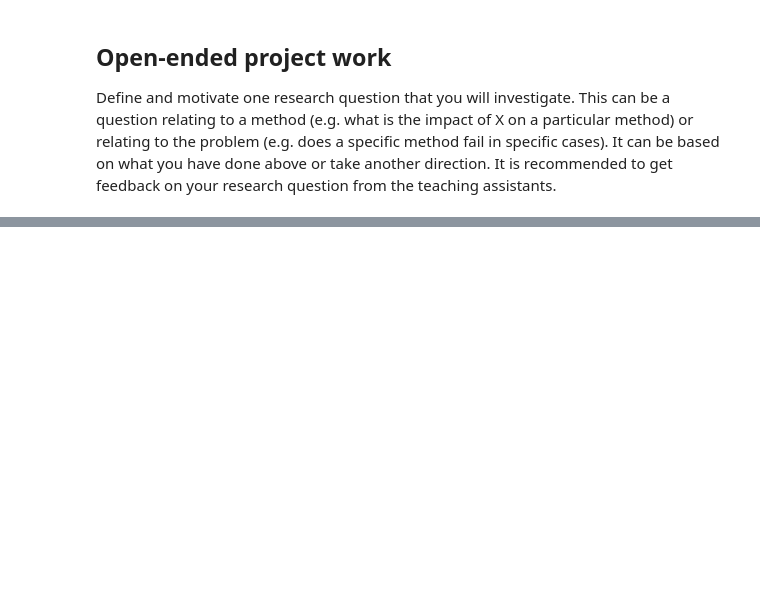
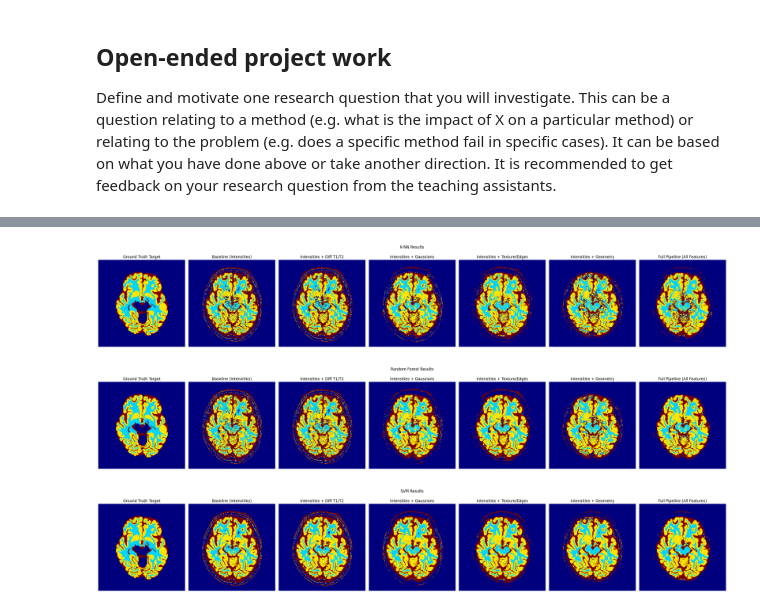
Before and after one commit to FrancescTUe/8BE030-MIA, a Jupyter notebook: reader/2.6_segmentation_project.ipynb, the cells around one changed output, grey strips where cells are left out. Saved outputs shown, nothing was run; the diff lists cells and outputs as text; code cells hidden in the pictures; blank space fills up the shorter version.

```diff
--- a/reader/2.6_segmentation_project.ipynb
+++ b/reader/2.6_segmentation_project.ipynb
@@ -1139,0 +1235,63 @@ It is recommended to get feedback on your research question from the teaching as
+# %%
+import matplotlib.pyplot as plt
+
+num_feature_groups = len(feature_groups)
+total_columns = 1 + num_feature_groups
+
+fig, axes = plt.subplots(1, total_columns, figsize=(4*total_columns, 5))
+
+fig.suptitle('K-NN Results')
+# Subplot 0: Ground truth image
+axes[0].imshow(Y_test.reshape(240, 240), cmap='jet')
+axes[0].set_title("Ground Truth Target")
+axes[0].axis('off')
+
+# Subplots 1-4: The directly unpacked ablation predictions
+for idx, (group_name, _) in enumerate(feature_groups.items(), start=1):
+    mask_2d = saved_prediction_masks['knn'][group_name]
+    axes[idx].imshow(mask_2d, cmap='jet')
+    axes[idx].set_title(group_name.replace("_", " "))
+    axes[idx].axis('off')
+
+plt.tight_layout()
+plt.show()
+
+fig, axes = plt.subplots(1, total_columns, figsize=(4*total_columns, 5))
+
+fig.suptitle('Random Forest Results')
+# Subplot 0: Ground truth image
+axes[0].imshow(Y_test.reshape(240, 240), cmap='jet')
+axes[0].set_title("Ground Truth Target")
+axes[0].axis('off')
+
+# Subplots 1-4: The directly unpacked ablation predictions
+for idx, (group_name, _) in enumerate(feature_groups.items(), start=1):
+    mask_2d = saved_prediction_masks['rf'][group_name]
+    axes[idx].imshow(mask_2d, cmap='jet')
+    axes[idx].set_title(group_name.replace("_", " "))
+    axes[idx].axis('off')
+
+plt.tight_layout()
+plt.show()
+
+fig, axes = plt.subplots(1, total_columns, figsize=(4*total_columns, 5))
+
+fig.suptitle('SVM Results')
+# Subplot 0: Ground truth image
+axes[0].imshow(Y_test.reshape(240, 240), cmap='jet')
+axes[0].set_title("Ground Truth Target")
+axes[0].axis('off')
+
+# Subplots 1-4: The directly unpacked ablation predictions
+for idx, (group_name, _) in enumerate(feature_groups.items(), start=1):
+    mask_2d = saved_prediction_masks['svm'][group_name]
+    axes[idx].imshow(mask_2d, cmap='jet')
+    axes[idx].set_title(group_name.replace("_", " "))
+    axes[idx].axis('off')
+
+plt.tight_layout()
+plt.show()
+# %% [output]
+[figure, added]
+[figure, added]
+[figure, added]
```
Also changed, not shown: parts of 27 cells of this notebook.
